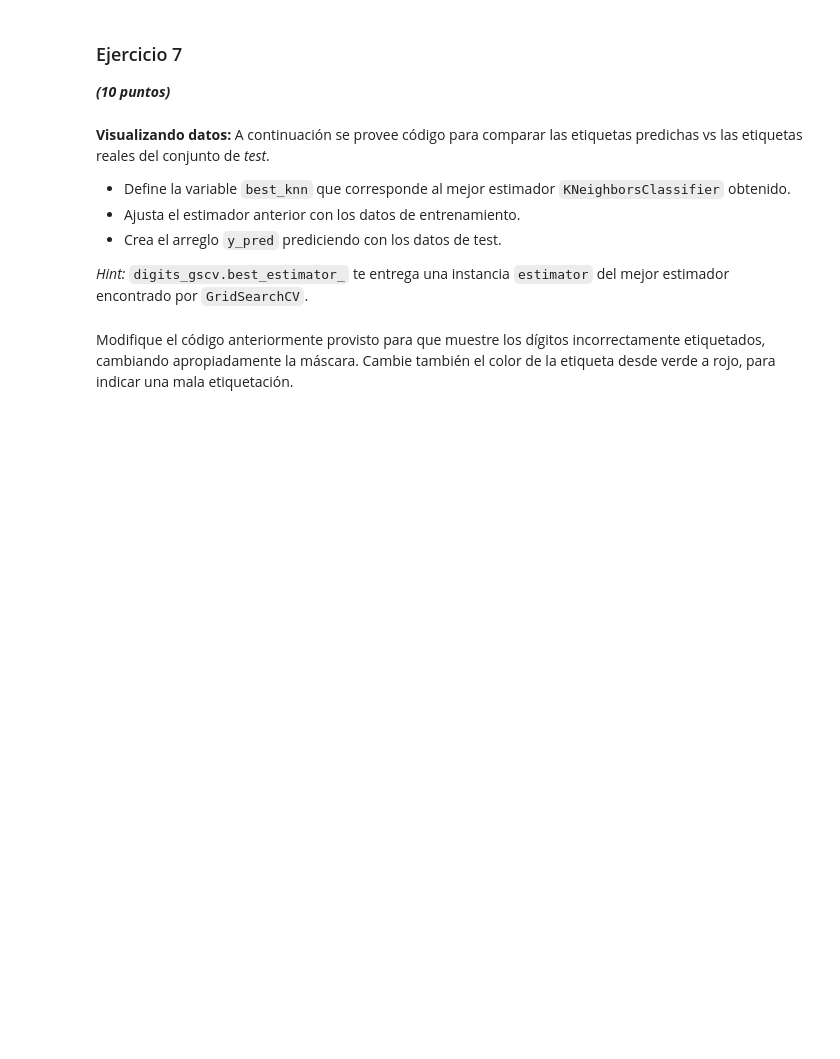
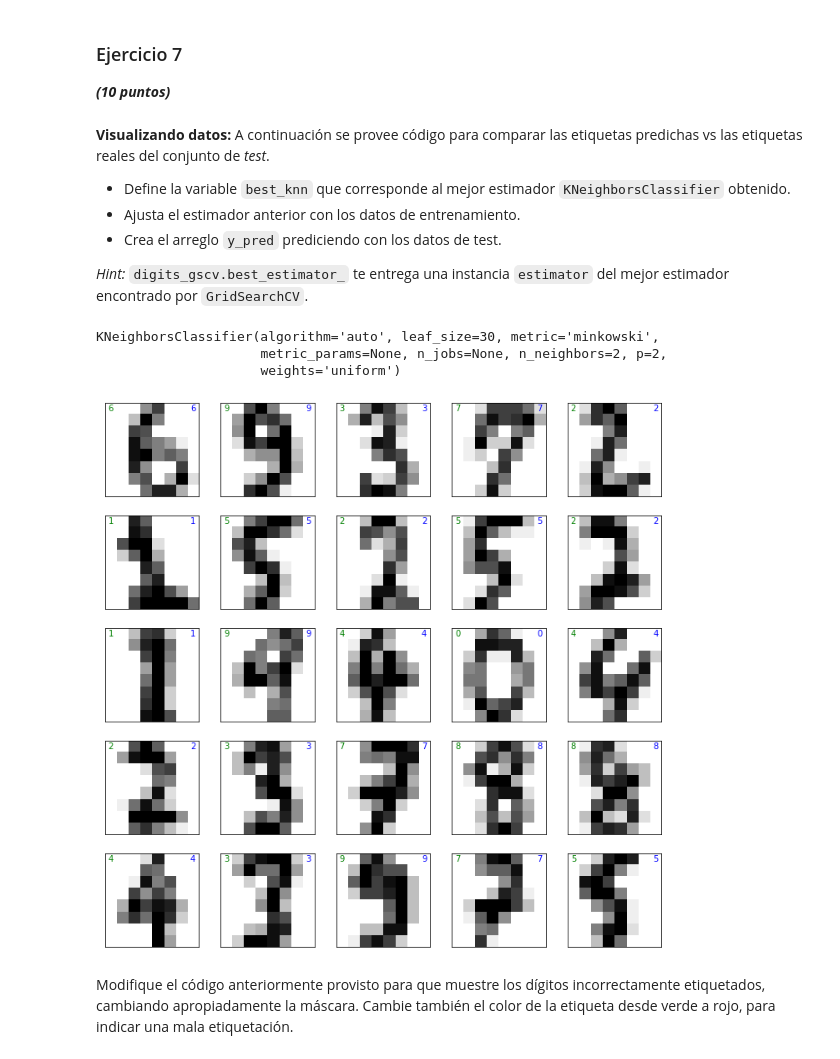
Before and after one commit to Crhlb/mat281_repositorio, a Jupyter notebook: m05_data_science/m05_project01/m05_project01.ipynb, the cells around one changed output. Cells and saved outputs as stored; diff of their text form; code cells hidden in the pictures; blank space fills up the shorter version.

```diff
--- a/m05_data_science/m05_project01/m05_project01.ipynb
+++ b/m05_data_science/m05_project01/m05_project01.ipynb
@@ -300,0 +345,8 @@ X_train, X_test, y_train, y_test = ## FIX ME PLEASE ##
+# %%
+tuple_max=df.iloc[df.idxmax().tolist()[1]].tolist()
+i=0
+count=0
+for i in np.arange(0, 100):
+    if df.score.iloc[i]==tuple_max[1]:
+        count+=1
+print(count)
@@ -341,0 +421,6 @@ digits_gscv = ## FIX ME PLEASE ##
+# %%
+parameters = np.arange(2, 101)
+d_grid={'n_neighbors': parameters}
+digits_gscv = GridSearchCV(estimator=KNeighborsClassifier(), param_grid=d_grid)
+digits_gscv.fit(X, y)
+## FIX ME PLEASE ##
@@ -369,24 +469,34 @@ y_pred = ## FIX ME PLEASE ##
+# %%
+best_knn = digits_gscv.best_estimator_
+best_knn.fit(X_train, y_train)
+# %% [output]
+KNeighborsClassifier(algorithm='auto', leaf_size=30, metric='minkowski',
+                     metric_params=None, n_jobs=None, n_neighbors=2, p=2,
+                     weights='uniform')
+# %%
+y_pred = best_knn.predict(X_test)
 # %%
 # Mostrar los datos correctos
 mask = (y_pred == y_test)
 X_aux = X_test[mask]
 y_aux_true = y_test[mask]
 y_aux_pred = y_pred[mask]
 
-# We'll plot the first 100 examples, randomly choosen
-nx, ny = 5, 5
+nx, ny = 5,5
 fig, ax = plt.subplots(nx, ny, figsize=(12,12))
 for i in range(nx):
     for j in range(ny):
         index = j + ny * i
         data  = X_aux[index, :].reshape(8,8)
         label_pred = str(int(y_aux_pred[index]))
         label_true = str(int(y_aux_true[index]))
         ax[i][j].imshow(data, interpolation='nearest', cmap='gray_r')
-        ax[i][j].text(0, 0, label_pred, horizontalalignment='center', verticalalignment='center', fontsize=10, color='green')
+        ax[i][j].text(0, 0, label_pred, horizontalalignment='center', verticalalignment='center', fontsize=10, color='g')
         ax[i][j].text(7, 0, label_true, horizontalalignment='center', verticalalignment='center', fontsize=10, color='blue')
         ax[i][j].get_xaxis().set_visible(False)
         ax[i][j].get_yaxis().set_visible(False)
 plt.show()
+# %% [output]
+[figure, added]
 # %% [markdown]
 Modifique el código anteriormente provisto para que muestre los dígitos incorrectamente etiquetados, cambiando apropiadamente la máscara. Cambie también el color de la etiqueta desde verde a rojo, para indicar una mala etiquetación.
```
Also changed, not shown: parts of 22 cells of this notebook, 1 other file.
